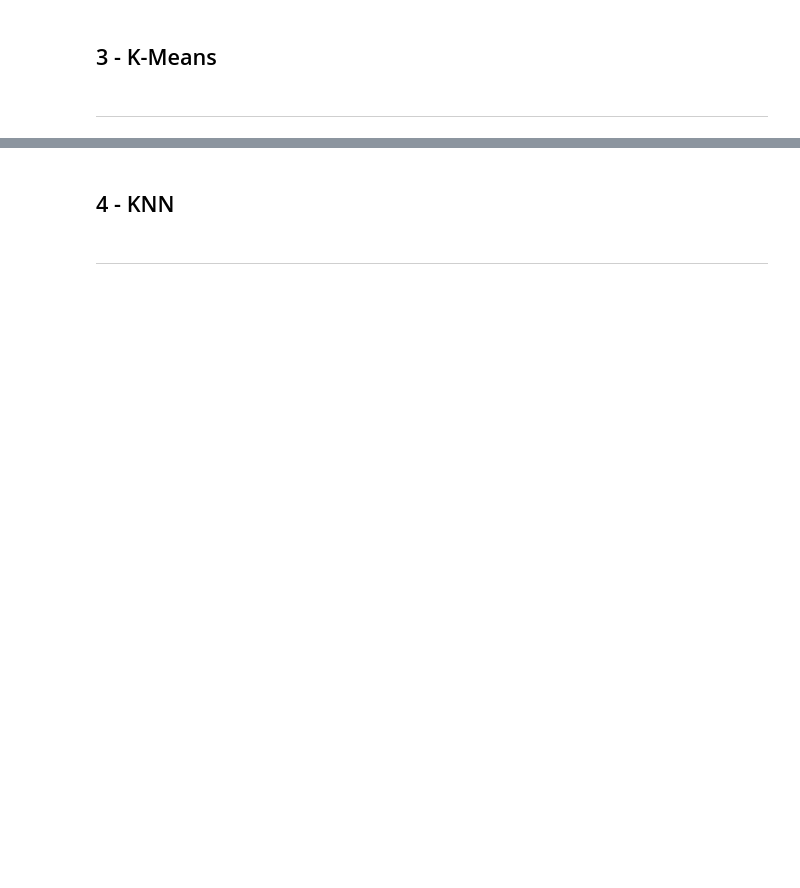
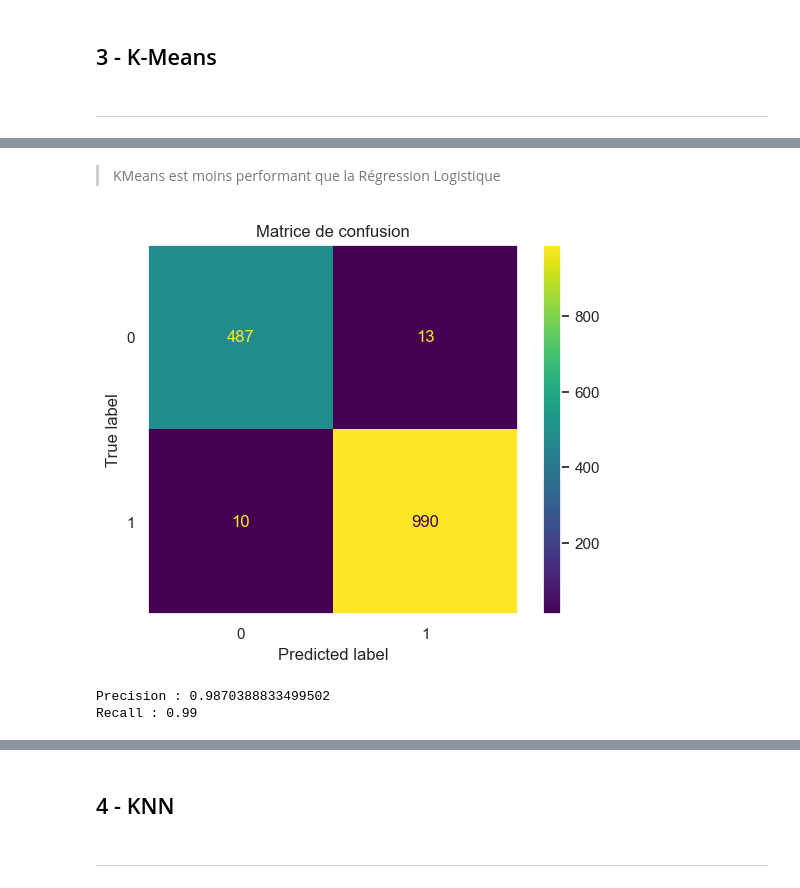
Before and after one commit to lengocduyvu/oncfm-detection-faux-billets, a Jupyter notebook: notebooks/oncfm-analyse.ipynb, the cells around one changed output, grey strips where cells are left out. Cells and saved outputs as stored; diff of their text form; code cells hidden in the pictures; blank space fills up the shorter version.

```diff
--- a/notebooks/oncfm-analyse.ipynb
+++ b/notebooks/oncfm-analyse.ipynb
@@ -382,0 +430,3 @@ plt.show()
+# %%
+# Nombre de clusters optimal
+k = 2
@@ -383,3 +450,22 @@ plt.show()
+# %% [markdown]
+> KMeans est moins performant que la Régression Logistique
+# %%
+# Matrice de confusion
+cm = confusion_matrix(y_real, y_pred)
+disp = ConfusionMatrixDisplay(confusion_matrix=cm)
+disp.plot()
+plt.grid(None)
+plt.title('Matrice de confusion')
+plt.show()
+# %% [output]
+[figure, added]
+# %%
+# Precision et Recall
+print(f"Precision : {precision_score(y_real, y_pred)}")
+print(f"Recall : {recall_score(y_real, y_pred)}")
+# %% [output]
+Precision : 0.9870388833499502
+Recall : 0.99
 # %% [markdown]
 <img src="../gfx/sep.jpg" alt="Barre">
 # %% [markdown]
```
Also changed, not shown: parts of 10 cells of this notebook.
